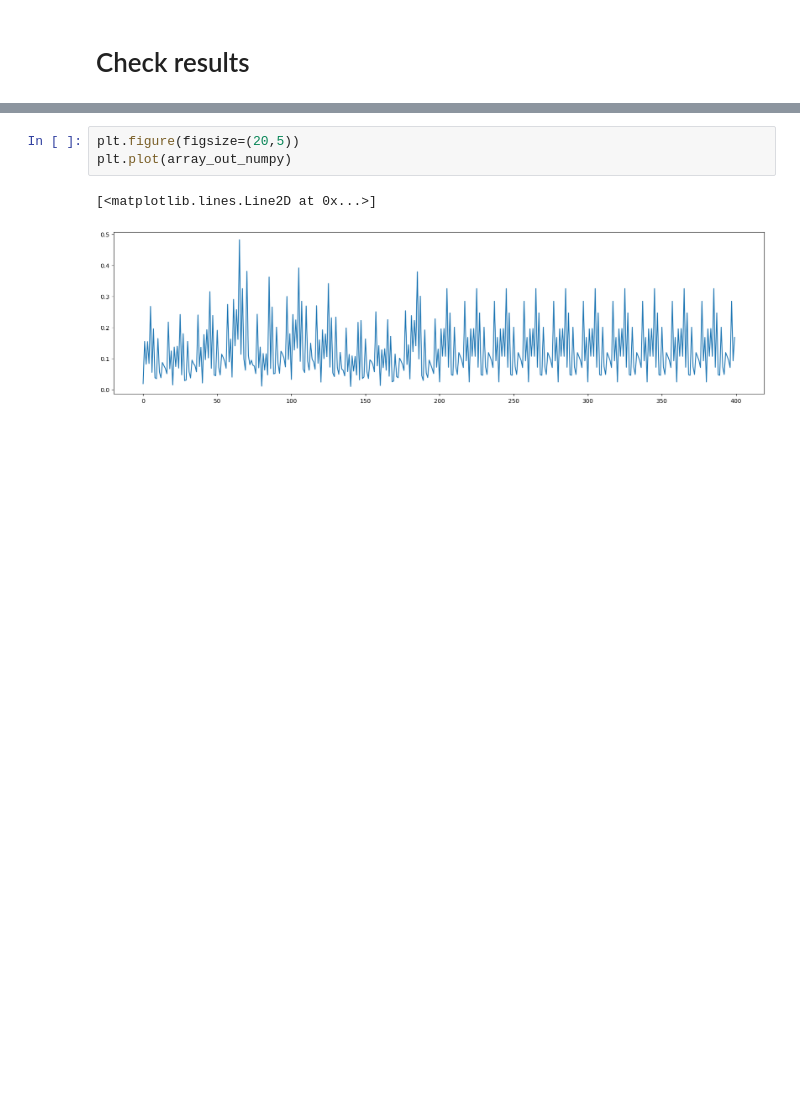
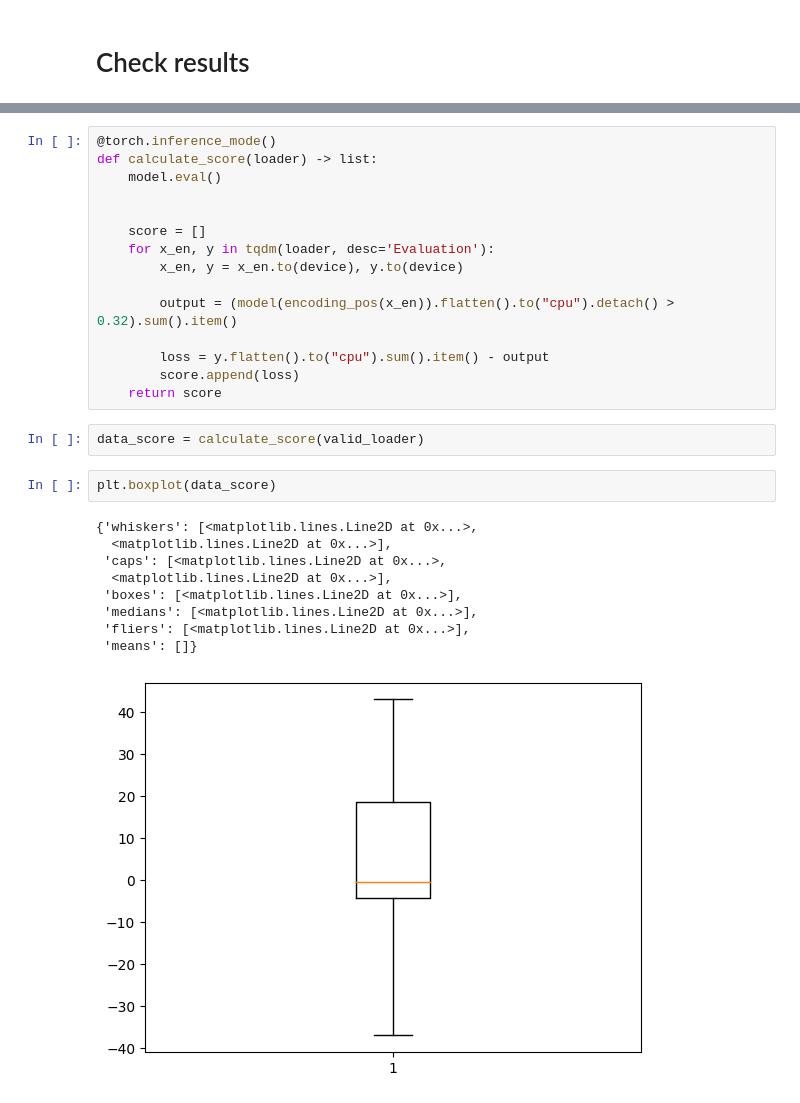
Before and after one commit to GishB/DirectionalDrillingChangePointDetection, a Jupyter notebook: src/experiments/EncoderPower.ipynb, the cells around one changed output, grey strips where cells are left out. Saved outputs shown, nothing was run; the diff lists cells and outputs as text; blank space fills up the shorter version.

```diff
--- a/src/experiments/EncoderPower.ipynb
+++ b/src/experiments/EncoderPower.ipynb
@@ -581,6 +327,29 @@ plt.legend()
-# %%
-plt.figure(figsize=(20,5))
-plt.plot(array_out_numpy)
-# %% [output]
-[<matplotlib.lines.Line2D at 0x...>]
-[figure, removed]
+# %%
+@torch.inference_mode()
+def calculate_score(loader) -> list:
+    model.eval()
+
+
+    score = []
+    for x_en, y in tqdm(loader, desc='Evaluation'):
+        x_en, y = x_en.to(device), y.to(device)
+
+        output = (model(encoding_pos(x_en)).flatten().to("cpu").detach() > 0.32).sum().item()
+
+        loss = y.flatten().to("cpu").sum().item() - output
+        score.append(loss)
+    return score
+# %%
+data_score = calculate_score(valid_loader)
+# %%
+plt.boxplot(data_score)
+# %% [output]
+{'whiskers': [<matplotlib.lines.Line2D at 0x...>,
+  <matplotlib.lines.Line2D at 0x...>],
+ 'caps': [<matplotlib.lines.Line2D at 0x...>,
+  <matplotlib.lines.Line2D at 0x...>],
+ 'boxes': [<matplotlib.lines.Line2D at 0x...>],
+ 'medians': [<matplotlib.lines.Line2D at 0x...>],
+ 'fliers': [<matplotlib.lines.Line2D at 0x...>],
+ 'means': []}
+[figure, added]
```
Also changed, not shown: parts of 17 cells of this notebook, 5 other files.
